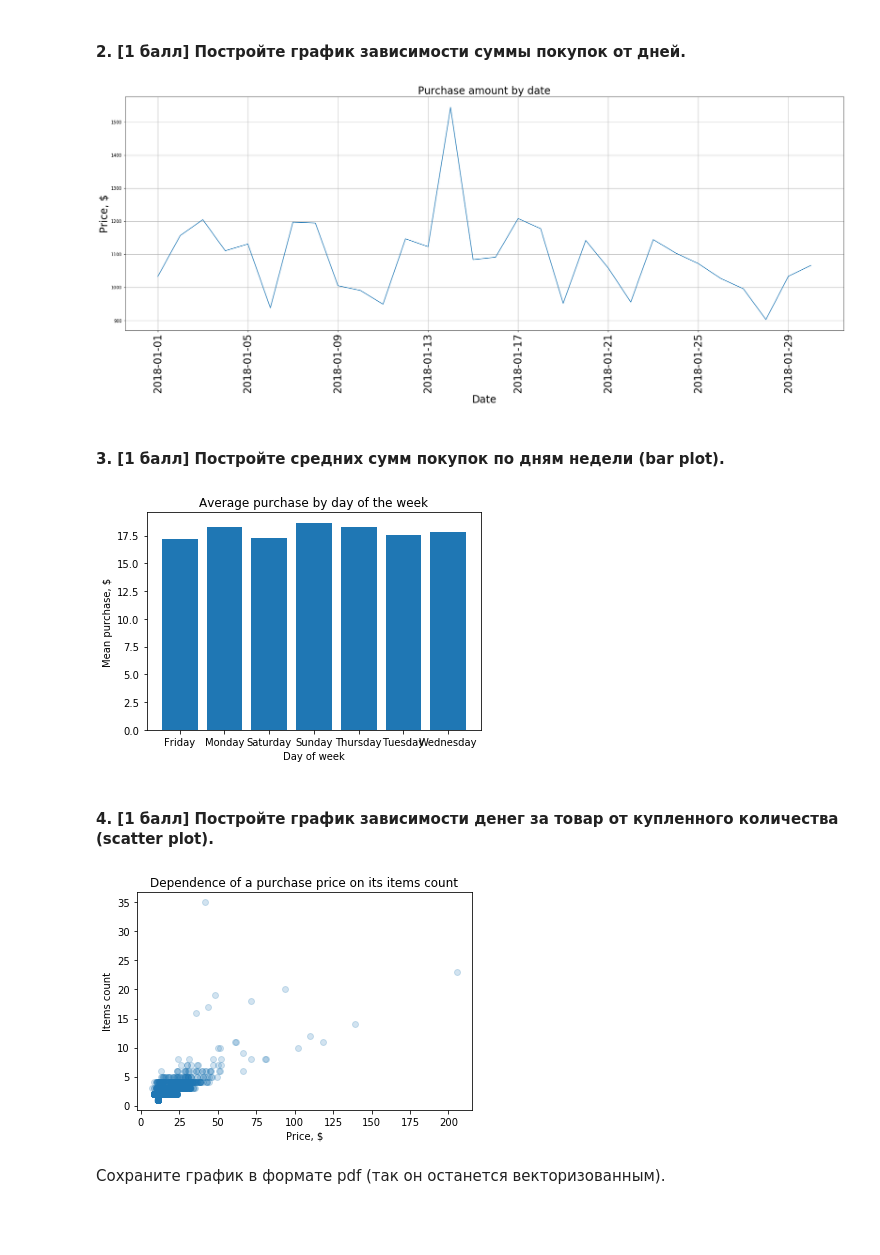
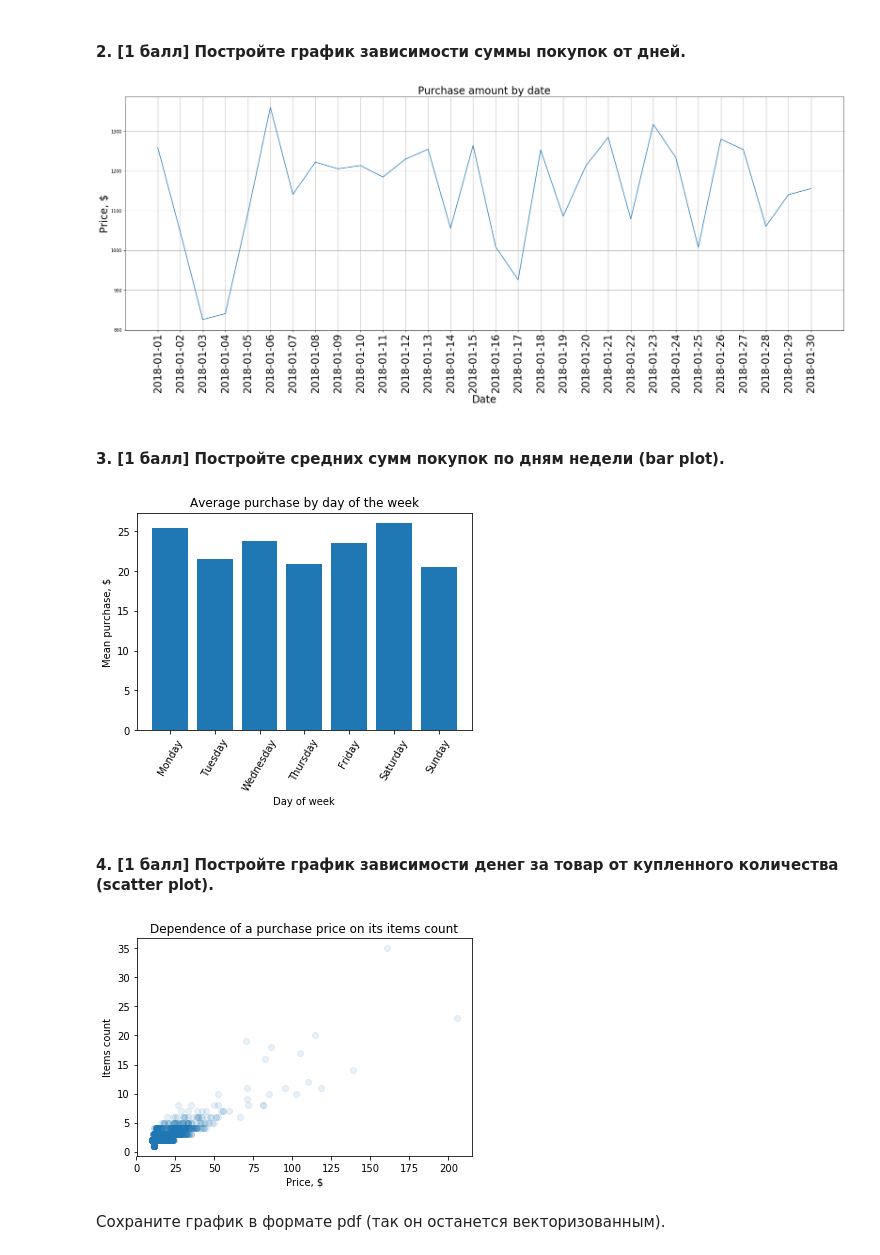
Before and after one commit to GHopperMSK/lmsu-homework, a Jupyter notebook: homework-practice-01.ipynb, the cells around one changed output. Saved outputs shown, nothing was run; the diff lists cells and outputs as text; code cells hidden in the pictures; blank space fills up the shorter version.

```diff
--- a/homework-practice-01.ipynb
+++ b/homework-practice-01.ipynb
@@ -180,7 +191,7 @@ NaN count in column 'item_price' is: 0
 Заполните пропуски пустой строкой для строковых колонок и нулём для числовых.
 # %%
 numberCols = data.select_dtypes([np.number])
-data[numberCols.columns] = data[numberCols.columns].fillna(0)
+# data[numberCols.columns] = data[numberCols.columns].fillna(0)
 
 objCols = data.select_dtypes(['object'])
 data[objCols.columns] = data[objCols.columns].fillna('')
@@ -199,7 +210,8 @@ data[data['choice_description'] == ''].head()
 Для этого попробуйте применить функцию-преобразование к каждой строке вашей таблицы (для этого есть соответствующая функция).
 Будьте внимательны! В item_price записана цена товара * количество товара.
 # %%
-data['price'] = data.apply(lambda x: pd.to_numeric(x['item_price'].strip('$')) / x['quantity'], axis=1)
+data['item_price'] = data['item_price'].apply(lambda x: pd.to_numeric(x.strip('$')))
+data['price'] = data.apply(lambda x: x['item_price'] / x['quantity'], axis = 1)
 data.head()
 # %% [output]
 |  | order_id | quantity | item_name | choice_description | item_price | price |
@@ -225,6 +237,6 @@ Price max value: 11.89
 # %% [markdown]
 Удалите старую колонку с ценой.
 # %%
-data.drop('item_price', axis = 1, inplace = True)
+# data.drop('item_price', axis = 1, inplace = True)
 data.head()
 # %% [output]
@@ -338,8 +346,12 @@ The most expensive burrito is '[Tomatillo Red Chili Salsa, [Black Beans, Cheese,
 Возможно, будет удобно посчитать отдельно средний чек, добавить его в исходные данные и сделать необходимые проверки.
 # %%
 # add new columnt 'order_price'
-totalPrices = data.groupby('order_id')['price'].sum().to_frame('total_price').reset_index()
-data['order_price'] = data['price'].groupby(data['order_id']).transform('sum')
+data['order_price'] = data['item_price'].groupby(data['order_id']).transform('sum')
+
+# data['order_price'] = [
+#     data[data['order_id'] == data.iloc[_]['order_id']]['item_price'].sum()
+#     for _ in data.index.values
+# ]
 
 ordersWithItem40Amount = len(data[data['price'] > data['order_price'] * 0.4]['order_id'].unique())
 print("In %d orders a single item cost exceeds 40%% of total price" % ordersWithItem40Amount)
@@ -441,11 +449,8 @@ plt.show()
 # %% [markdown]
 #### 2. [1 балл] Постройте график зависимости суммы покупок от дней.
 # %%
-dfTmp = pd.DataFrame(data.groupby(['order_id', 'order_price', 'date']).sum().reset_index())
-salesByDate = dfTmp.groupby(['date'])['price'].sum().to_frame('price').reset_index()
-
 plt.figure(figsize=(30,10))
-plt.plot(salesByDate['date'], salesByDate['price'])
+plt.plot(data.groupby(['date'])['item_price'].sum())
 plt.title("Purchase amount by date", {'size':'24'})
 plt.xlabel("Date", {'size':'24'})
 plt.xticks(rotation='vertical', fontsize=24)
@@ -453,36 +458,34 @@ plt.ylabel("Price, $", {'size':'24'})
 plt.grid()
 plt.show()
 # %% [output]
-[figure, old version]
+[figure, new version]
 # %% [markdown]
 #### 3. [1 балл] Постройте средних сумм покупок по дням недели (bar plot).
 # %%
 data['date'] =  pd.to_datetime(data['date'])
+weekdays = ['Monday', 'Tuesday', 'Wednesday', 'Thursday', 'Friday', 'Saturday', 'Sunday']
 
-dfTmp = pd.DataFrame(data.groupby(['order_id', 'order_price', 'date']).sum().reset_index())
-purchaseDataByDay = pd.DataFrame(dfTmp.groupby(dfTmp['date'].dt.weekday_name)['order_price'].mean())
-
-plt.bar(purchaseDataByDay.index.values, purchaseDataByDay['order_price'])
+plt.bar(weekdays, data.groupby(data['date'].dt.weekday)['order_price'].mean(), tick_label=weekdays)
 plt.title("Average purchase by day of the week")
 plt.xlabel("Day of week")
 plt.ylabel("Mean purchase, $")
+plt.xticks(rotation='60')
 plt.show()
 # %% [output]
-[figure, old version]
+[figure, new version]
 # %% [markdown]
 #### 4. [1 балл] Постройте график зависимости денег за товар от купленного количества (scatter plot).
 # %%
 dependMoneyOfCount = data.groupby(['order_id', 'order_price'])['quantity'].sum().to_frame('item_count').reset_index()
-dependMoneyOfCount
 
 f = plt.figure()
-plt.scatter(dependMoneyOfCount['order_price'], dependMoneyOfCount['item_count'], alpha=0.2)
+plt.scatter(dependMoneyOfCount['order_price'], dependMoneyOfCount['item_count'], alpha=0.1)
 plt.title("Dependence of a purchase price on its items count")
 plt.xlabel("Price, $")
 plt.ylabel("Items count")
 plt.show()
 # %% [output]
-[figure, old version]
+[figure, new version]
 # %% [markdown]
 Сохраните график в формате pdf (так он останется векторизованным).
 # %%
```
Also changed, not shown: parts of 13 cells of this notebook.
